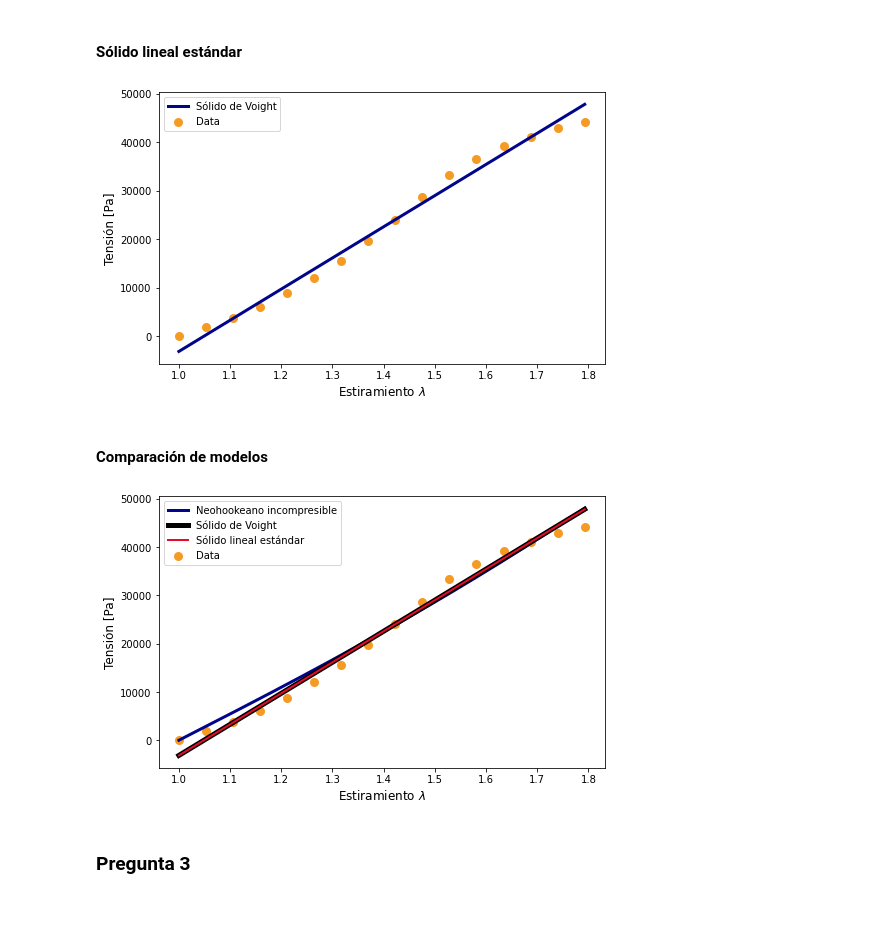
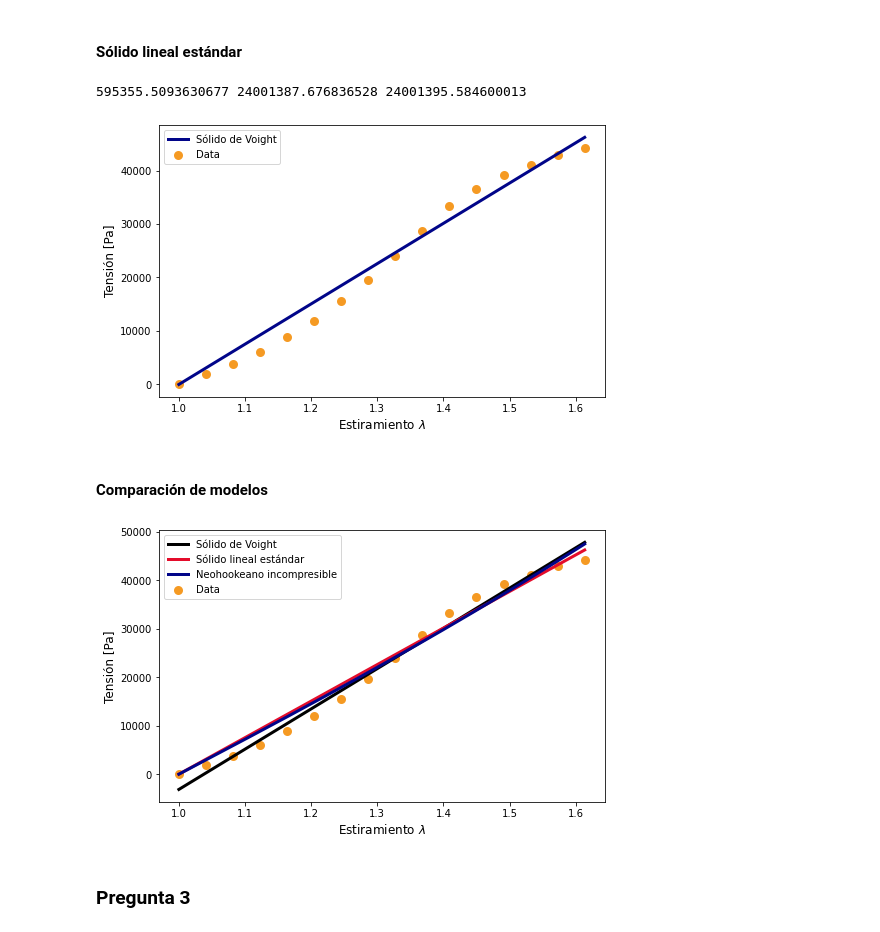
Before and after one commit to ivanvlam/IBM2020, a Jupyter notebook: Tarea 4/tarea-4.ipynb, the cells around one changed output. Saved outputs shown, nothing was run; the diff lists cells and outputs as text; code cells hidden in the pictures.

```diff
--- a/Tarea 4/tarea-4.ipynb
+++ b/Tarea 4/tarea-4.ipynb
@@ -29,6 +29,7 @@ cycle_q = {
 # Constants
 g = 9.81
 A = 7 * 10 ** (-6)
+L_0 = 2.2
 
 # Graphs
 naranjo = '#F59A23'
@@ -74,14 +75,14 @@ disp_q = quasistatic.loc[:, 'Disp']
 load_q = quasistatic.loc[:, 'Load 3']
 
 str_q = (load_q * g / 1000) / A                                 # Stress
-def_q = (disp_q - disp_q[cycle_q['0']]) / disp_q[cycle_q['0']]  # Deformation
+def_q = (disp_q - disp_q[cycle_q['0']]) / L_0                   # Deformation
 
 time_h = harmonic.loc[:, 'Elapsed Time']
 disp_h = harmonic.loc[:, 'Disp']
 load_h = harmonic.loc[:, 'Load 3']
 
 str_h = (load_h * g / 1000) / A                                 # Stress
-def_h = (disp_h - disp_h[cycle_h['0']]) / disp_h[cycle_h['0']]  # Deformation
+def_h = (disp_h - disp_h[cycle_h['0']]) / L_0                   # Deformation
 # %%
 # Plot quasistatic data
 fig = plt.figure(figsize=fig_size)
@@ -275,3 +274,5 @@ stretch_q =  disp_q / disp_q[cycle_q['0']]  # Stretch
+# %%
+stretch_q =  def_q + 1  # Stretch
 # %% [markdown]
 #### Sólido Neohookeano incompresible
 # %%
@@ -395,6 +396,12 @@ def lineal_standard(c, lam):
     tau_e = mu / E_2
     tau_s = mu * (E_1 + E_2) / (E_1 * E_2)
     return E_1 * ((lam - 1) + m * (tau_e + tau_s))
+# %%
+def lineal_standard(c, lam):
+    mu, E_1, E_2 = c
+    tau_e = mu / E_2
+    tau_s = mu * (E_1 + E_2) / (E_1 * E_2)
+    return E_1 * ((lam - 1) + m * (tau_s - tau_e) + np.exp(-(lam - 1) / (tau_e * m)) * m * (tau_e - tau_s))
 # %%
 c_2 = [1, 1, 1]
 
@@ -412,6 +419,9 @@ sls_c_fit, sls_cov_c = sp.leastsq(
 mu_sls, E_1, E_2 = sls_c_fit
 tau_e = mu_sls / E_2
 tau_s = mu_sls * (E_1 + E_2) / (E_1 * E_2)
+print(mu_sls, tau_e, tau_s)
+# %% [output]
+595355.5093630677 24001387.676836528 24001395.584600013
 # %%
 fig = plt.figure(figsize=fig_size)
 plt.scatter(
@@ -433,45 +443,45 @@ plt.xlabel(r'Estiramiento $\lambda$', fontsize=12)
 plt.ylabel('Tensión [Pa]', fontsize=12)
 plt.show()
 # %% [output]
-[figure, old version]
+[figure, new version]
 # %% [markdown]
 #### Comparación de modelos
 # %%
 fig = plt.figure(figsize=fig_size)
 plt.scatter(
     stretch_q[cycle_q['0']:cycle_q['f']:180],
     str_q[cycle_q['0']:cycle_q['f']:180],
     color=naranjo,
     linewidth=3,
     label='Data'
 )
 plt.plot(
     stretch_q[cycle_q['0']:cycle_q['f']],
-    neo_hookean(nh_c_fit, stretch_q[cycle_q['0']:cycle_q['f']]),
-    color=azul,
-    linewidth=3,
-    label='Neohookeano incompresible'
-)
-plt.plot(
-    stretch_q[cycle_q['0']:cycle_q['f']],
     voight(v_c_fit, stretch_q[cycle_q['0']:cycle_q['f']]),
     color='black',
-    linewidth=5,
+    linewidth=3,
     label='Sólido de Voight'
 )
 plt.plot(
     stretch_q[cycle_q['0']:cycle_q['f']],
     lineal_standard(sls_c_fit, stretch_q[cycle_q['0']:cycle_q['f']]),
     color=rojo,
-    linewidth=2,
+    linewidth=3,
     label='Sólido lineal estándar'
+)
+plt.plot(
+    stretch_q[cycle_q['0']:cycle_q['f']],
+    neo_hookean(nh_c_fit, stretch_q[cycle_q['0']:cycle_q['f']]),
+    color=azul,
+    linewidth=3,
+    label='Neohookeano incompresible'
 )
 plt.legend()
 plt.xlabel(r'Estiramiento $\lambda$', fontsize=12)
 plt.ylabel('Tensión [Pa]', fontsize=12)
 plt.show()
 # %% [output]
-[figure, old version]
+[figure, new version]
 # %% [markdown]
 ### Pregunta 3
 # %%
```
Also changed, not shown: parts of 17 cells of this notebook.
